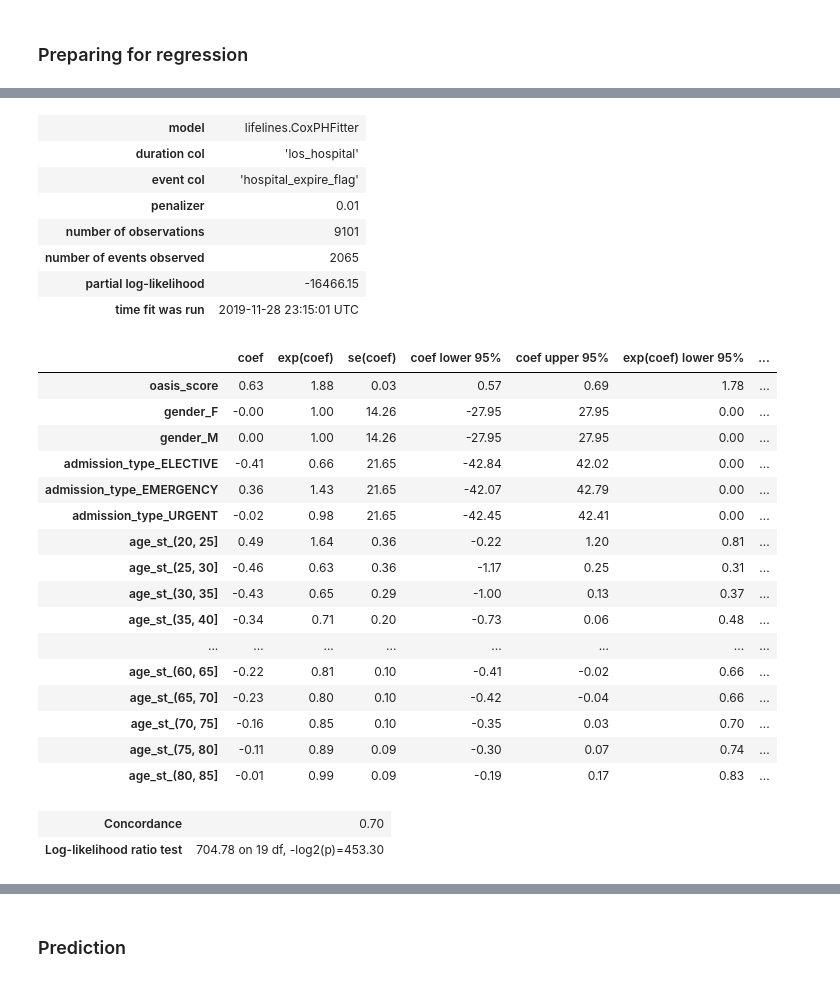
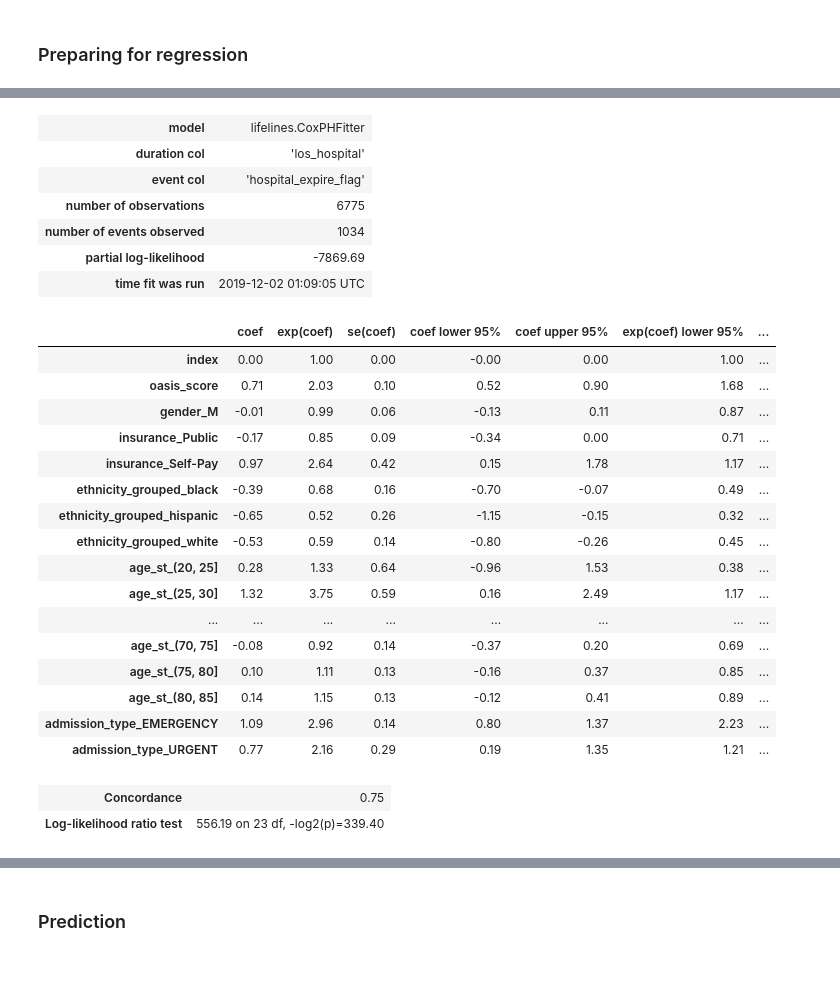
Before and after one commit to bseewald/fairness-ml-health, a Jupyter notebook: notebooks/mimic-iii/regression/cox_regression.ipynb, the cells around one changed output, grey strips where cells are left out. Drawn from its saved outputs; the diff is of its cells as text; code cells hidden in the pictures.

```diff
--- a/notebooks/mimic-iii/regression/cox_regression.ipynb
+++ b/notebooks/mimic-iii/regression/cox_regression.ipynb
@@ -486,6 +443,16 @@ cohort.drop('age', axis=1, inplace=True)
+# %%
+# Binning
+cohort['age_st'] = pd.cut(cohort['age'], np.arange(15, 90, 5))
+cohort_transplants['age_st'] = pd.cut(cohort_transplants['age'], np.arange(15, 90, 5))
+cohort_cancer['age_st'] = pd.cut(cohort_cancer['age'], np.arange(15, 90, 5))
+cohort_diabetes['age_st'] = pd.cut(cohort_diabetes['age'], np.arange(15, 90, 5))
 # %%
 # Select features
-drop = ['subject_id', 'hadm_id', 'icustay_id', 'dod', 'admittime', 'dischtime', 'ethnicity', 'hospstay_seq', 'hospstay_seq',
-        'first_hosp_stay', 'intime', 'outtime', 'los_icu', 'icustay_seq', 'first_icu_stay', 'row_id',
-        'seq_num', 'icd9_code']
+drop = ['subject_id', 'hadm_id', 'icustay_id', 'dod', 'admittime', 'dischtime', 'ethnicity', 'hospstay_seq',
+        'hospstay_seq', 'first_hosp_stay', 'intime', 'outtime', 'los_icu', 'icustay_seq', 'first_icu_stay', 'row_id',
+        'seq_num', 'icd9_code', 'age']
+
 cohort.drop(drop, axis=1, inplace=True)
+cohort_transplants.drop(drop, axis=1, inplace=True)
+cohort_cancer.drop(drop, axis=1, inplace=True)
+cohort_diabetes.drop(drop, axis=1, inplace=True)
@@ -510 +459,9 @@ df_oasis.drop(['gender', 'insurance', 'ethnicity_grouped', 'age_st_(15, 20]'], a
+# %%
+# Convert categorical variables
+cat = ['gender', 'insurance', 'ethnicity_grouped', 'age_st', 'admission_type']
+
+df_model = pd.get_dummies(cohort, columns=cat, drop_first=True)
+df_transplants_model = pd.get_dummies(cohort_transplants, columns=cat, drop_first=True)
+df_cancer_model = pd.get_dummies(cohort_cancer, columns=cat, drop_first=True)
+df_diabetes_model = pd.get_dummies(cohort_diabetes, columns=cat, drop_first=True)
 # %% [markdown]
@@ -516,12 +473,10 @@ Survival analysis is the formal study of this truism - things end, but when they
 # %%
 import lifelines
 from lifelines import CoxPHFitter
-from lifelines.utils import k_fold_cross_validation
-from sklearn.metrics import mean_absolute_error, brier_score_loss
+# from lifelines.utils import k_fold_cross_validation
 
-
-def cox_regression(df, duration, event, strata_df=None):
-    cph = CoxPHFitter(penalizer=0.01)
+def cox_regression(df, duration, event, penalizer, strata_df=None):
+    cph = CoxPHFitter(penalizer=penalizer)
     cph.fit(df, duration_col=duration, event_col=event, strata=strata_df, show_progress=True, step_size=0.50)
     return cph
 # %% [markdown]
@@ -532,4 +544,4 @@ def cox_regression(df, duration, event, strata_df=None):
 # %%
-cx_gender = cox_regression(df_gender, 'los_hospital', 'hospital_expire_flag')
-cx_gender.print_summary()
+cx_can = cox_regression(df_cancer_model, 'los_hospital', 'hospital_expire_flag', 0)
+cx_can.print_summary()
 # %% [output]
@@ -537,29 +549,28 @@ Iteration 8: norm_delta = 0.00000, step_size = 1.0000, ll = -16466.15276, newton
 | model | lifelines.CoxPHFitter |
 | duration col | 'los_hospital' |
 | event col | 'hospital_expire_flag' |
-| penalizer | 0.01 |
-| number of observations | 9101 |
-| number of events observed | 2065 |
-| partial log-likelihood | -16466.15 |
-| time fit was run | 2019-11-28 23:15:01 UTC |
+| number of observations | 6775 |
+| number of events observed | 1034 |
+| partial log-likelihood | -7869.69 |
+| time fit was run | 2019-12-02 01:09:05 UTC |
 |  | coef | exp(coef) | se(coef) | coef lower 95% | coef upper 95% | exp(coef) lower 95% | ... |
-| oasis_score | 0.63 | 1.88 | 0.03 | 0.57 | 0.69 | 1.78 | ... |
-| gender_F | -0.00 | 1.00 | 14.26 | -27.95 | 27.95 | 0.00 | ... |
-| gender_M | 0.00 | 1.00 | 14.26 | -27.95 | 27.95 | 0.00 | ... |
-| admission_type_ELECTIVE | -0.41 | 0.66 | 21.65 | -42.84 | 42.02 | 0.00 | ... |
-| admission_type_EMERGENCY | 0.36 | 1.43 | 21.65 | -42.07 | 42.79 | 0.00 | ... |
-| admission_type_URGENT | -0.02 | 0.98 | 21.65 | -42.45 | 42.41 | 0.00 | ... |
-| age_st_(20, 25] | 0.49 | 1.64 | 0.36 | -0.22 | 1.20 | 0.81 | ... |
-| age_st_(25, 30] | -0.46 | 0.63 | 0.36 | -1.17 | 0.25 | 0.31 | ... |
-| age_st_(30, 35] | -0.43 | 0.65 | 0.29 | -1.00 | 0.13 | 0.37 | ... |
-| age_st_(35, 40] | -0.34 | 0.71 | 0.20 | -0.73 | 0.06 | 0.48 | ... |
+| index | 0.00 | 1.00 | 0.00 | -0.00 | 0.00 | 1.00 | ... |
+| oasis_score | 0.71 | 2.03 | 0.10 | 0.52 | 0.90 | 1.68 | ... |
+| gender_M | -0.01 | 0.99 | 0.06 | -0.13 | 0.11 | 0.87 | ... |
+| insurance_Public | -0.17 | 0.85 | 0.09 | -0.34 | 0.00 | 0.71 | ... |
+| insurance_Self-Pay | 0.97 | 2.64 | 0.42 | 0.15 | 1.78 | 1.17 | ... |
+| ethnicity_grouped_black | -0.39 | 0.68 | 0.16 | -0.70 | -0.07 | 0.49 | ... |
+| ethnicity_grouped_hispanic | -0.65 | 0.52 | 0.26 | -1.15 | -0.15 | 0.32 | ... |
+| ethnicity_grouped_white | -0.53 | 0.59 | 0.14 | -0.80 | -0.26 | 0.45 | ... |
+| age_st_(20, 25] | 0.28 | 1.33 | 0.64 | -0.96 | 1.53 | 0.38 | ... |
+| age_st_(25, 30] | 1.32 | 3.75 | 0.59 | 0.16 | 2.49 | 1.17 | ... |
 | ... | ... | ... | ... | ... | ... | ... | ... |
-| age_st_(60, 65] | -0.22 | 0.81 | 0.10 | -0.41 | -0.02 | 0.66 | ... |
-| age_st_(65, 70] | -0.23 | 0.80 | 0.10 | -0.42 | -0.04 | 0.66 | ... |
-| age_st_(70, 75] | -0.16 | 0.85 | 0.10 | -0.35 | 0.03 | 0.70 | ... |
-| age_st_(75, 80] | -0.11 | 0.89 | 0.09 | -0.30 | 0.07 | 0.74 | ... |
-| age_st_(80, 85] | -0.01 | 0.99 | 0.09 | -0.19 | 0.17 | 0.83 | ... |
+| age_st_(70, 75] | -0.08 | 0.92 | 0.14 | -0.37 | 0.20 | 0.69 | ... |
+| age_st_(75, 80] | 0.10 | 1.11 | 0.13 | -0.16 | 0.37 | 0.85 | ... |
+| age_st_(80, 85] | 0.14 | 1.15 | 0.13 | -0.12 | 0.41 | 0.89 | ... |
+| admission_type_EMERGENCY | 1.09 | 2.96 | 0.14 | 0.80 | 1.37 | 2.23 | ... |
+| admission_type_URGENT | 0.77 | 2.16 | 0.29 | 0.19 | 1.35 | 1.21 | ... |
-| Concordance | 0.70 |
-| Log-likelihood ratio test | 704.78 on 19 df, -log2(p)=453.30 |
+| Concordance | 0.75 |
+| Log-likelihood ratio test | 556.19 on 23 df, -log2(p)=339.40 |
 # %%
 ax = plt.subplots(figsize=(8, 6))
```
Also changed, not shown: parts of 77 cells of this notebook, 1 other file.
